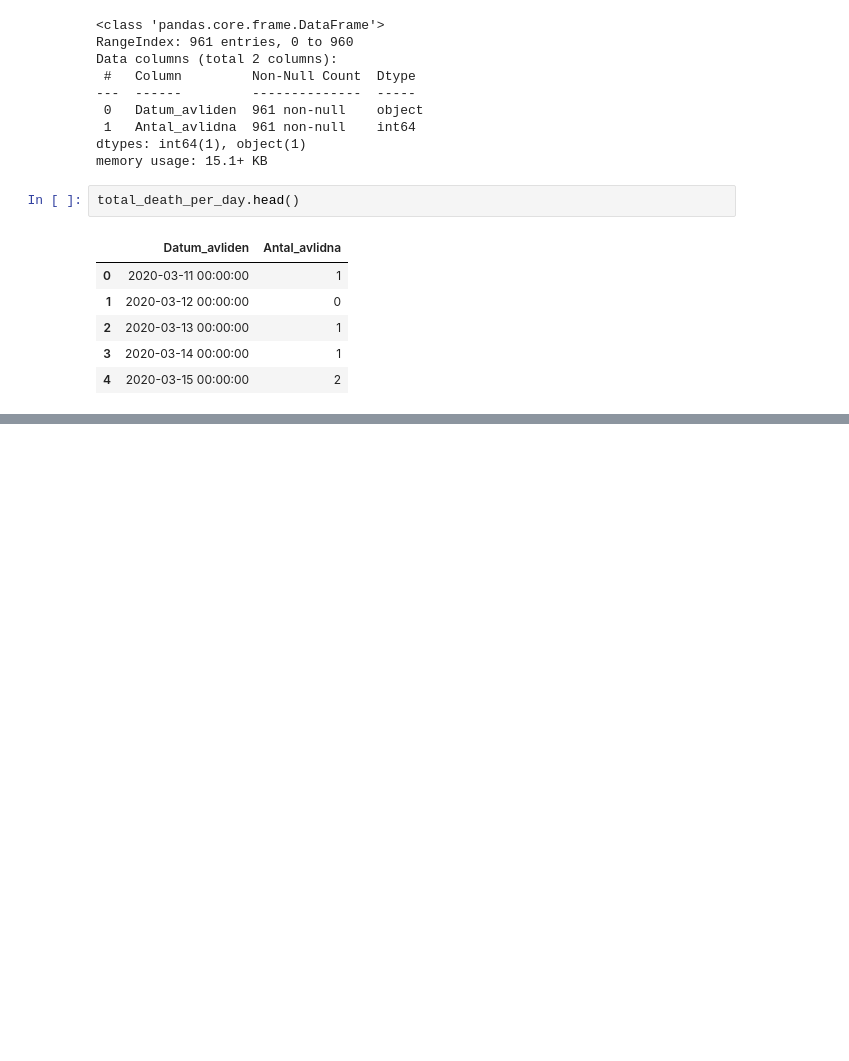
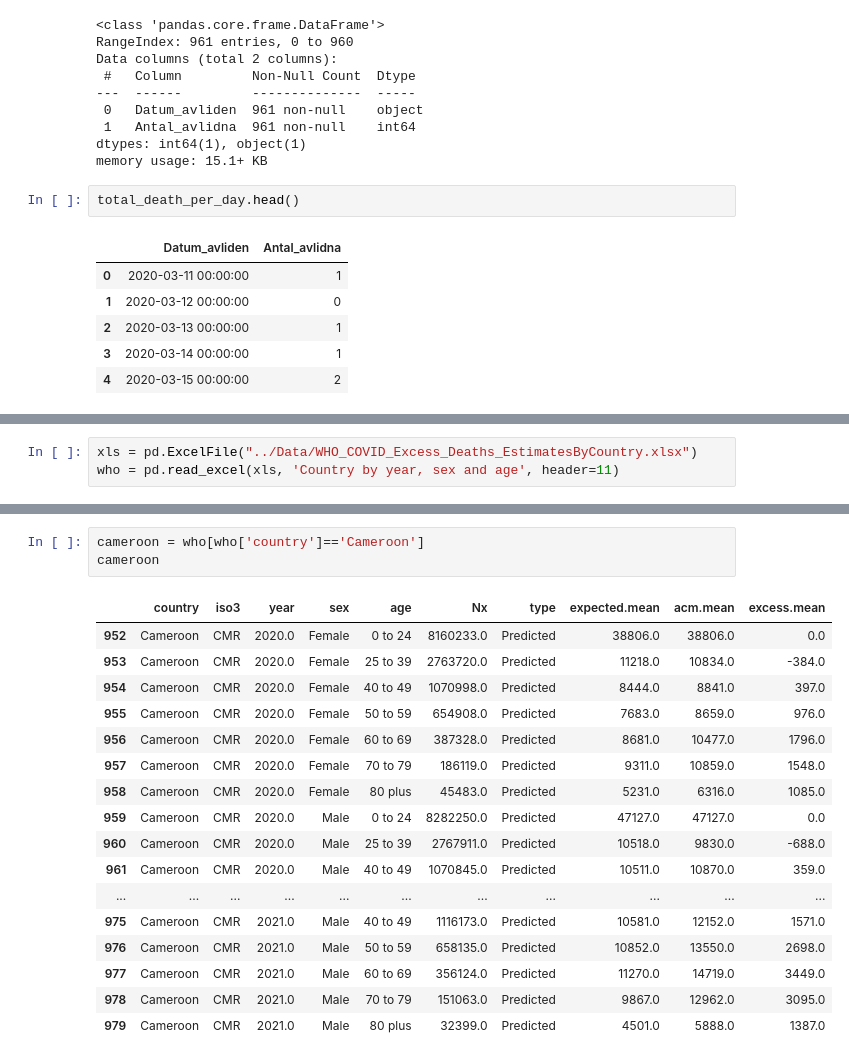
Before and after one commit to CyrilleKolle/Labb_databehandling, a Jupyter notebook: Code/data_exploration.ipynb, the cells around one changed output, grey strips where cells are left out. Saved outputs shown, nothing was run; the diff lists cells and outputs as text; blank space fills up the shorter version.

Commit message:
add data_exploration file

```diff
--- a/Code/data_exploration.ipynb
+++ b/Code/data_exploration.ipynb
@@ -260,0 +444,3 @@ total_death_per_day.head()
+# %%
+xls = pd.ExcelFile("../Data/WHO_COVID_Excess_Deaths_EstimatesByCountry.xlsx")
+who = pd.read_excel(xls, 'Country by year, sex and age', header=11)
@@ -260,0 +501,21 @@ total_death_per_day.head()
+# %%
+cameroon = who[who['country']=='Cameroon']
+cameroon
+# %% [output]
+|  | country | iso3 | year | sex | age | Nx | type | expected.mean | acm.mean | excess.mean |
+| 952 | Cameroon | CMR | 2020.0 | Female | 0 to 24 | 8160233.0 | Predicted | 38806.0 | 38806.0 | 0.0 |
+| 953 | Cameroon | CMR | 2020.0 | Female | 25 to 39 | 2763720.0 | Predicted | 11218.0 | 10834.0 | -384.0 |
+| 954 | Cameroon | CMR | 2020.0 | Female | 40 to 49 | 1070998.0 | Predicted | 8444.0 | 8841.0 | 397.0 |
+| 955 | Cameroon | CMR | 2020.0 | Female | 50 to 59 | 654908.0 | Predicted | 7683.0 | 8659.0 | 976.0 |
+| 956 | Cameroon | CMR | 2020.0 | Female | 60 to 69 | 387328.0 | Predicted | 8681.0 | 10477.0 | 1796.0 |
+| 957 | Cameroon | CMR | 2020.0 | Female | 70 to 79 | 186119.0 | Predicted | 9311.0 | 10859.0 | 1548.0 |
+| 958 | Cameroon | CMR | 2020.0 | Female | 80 plus | 45483.0 | Predicted | 5231.0 | 6316.0 | 1085.0 |
+| 959 | Cameroon | CMR | 2020.0 | Male | 0 to 24 | 8282250.0 | Predicted | 47127.0 | 47127.0 | 0.0 |
+| 960 | Cameroon | CMR | 2020.0 | Male | 25 to 39 | 2767911.0 | Predicted | 10518.0 | 9830.0 | -688.0 |
+| 961 | Cameroon | CMR | 2020.0 | Male | 40 to 49 | 1070845.0 | Predicted | 10511.0 | 10870.0 | 359.0 |
+| ... | ... | ... | ... | ... | ... | ... | ... | ... | ... | ... |
+| 975 | Cameroon | CMR | 2021.0 | Male | 40 to 49 | 1116173.0 | Predicted | 10581.0 | 12152.0 | 1571.0 |
+| 976 | Cameroon | CMR | 2021.0 | Male | 50 to 59 | 658135.0 | Predicted | 10852.0 | 13550.0 | 2698.0 |
+| 977 | Cameroon | CMR | 2021.0 | Male | 60 to 69 | 356124.0 | Predicted | 11270.0 | 14719.0 | 3449.0 |
+| 978 | Cameroon | CMR | 2021.0 | Male | 70 to 79 | 151063.0 | Predicted | 9867.0 | 12962.0 | 3095.0 |
+| 979 | Cameroon | CMR | 2021.0 | Male | 80 plus | 32399.0 | Predicted | 4501.0 | 5888.0 | 1387.0 |
```
Also changed, not shown: parts of 17 cells of this notebook.
